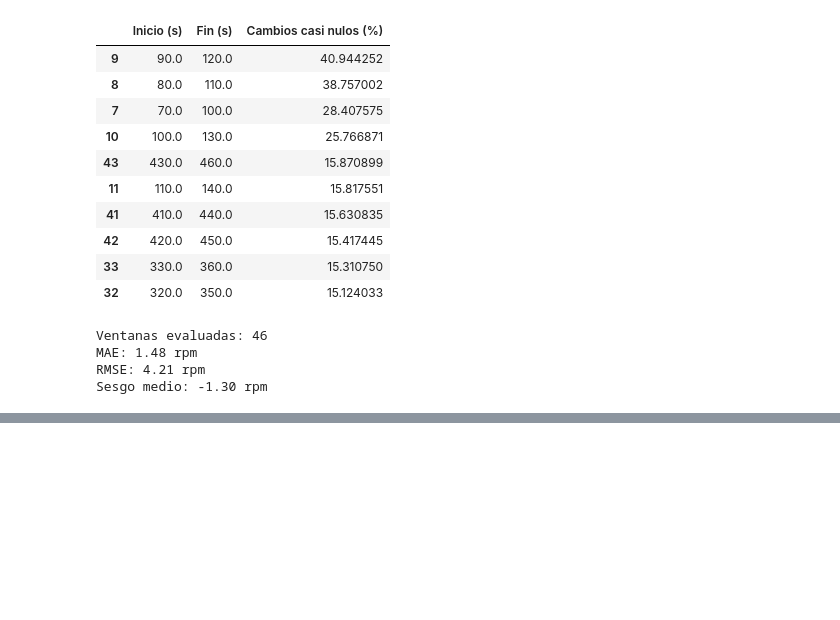
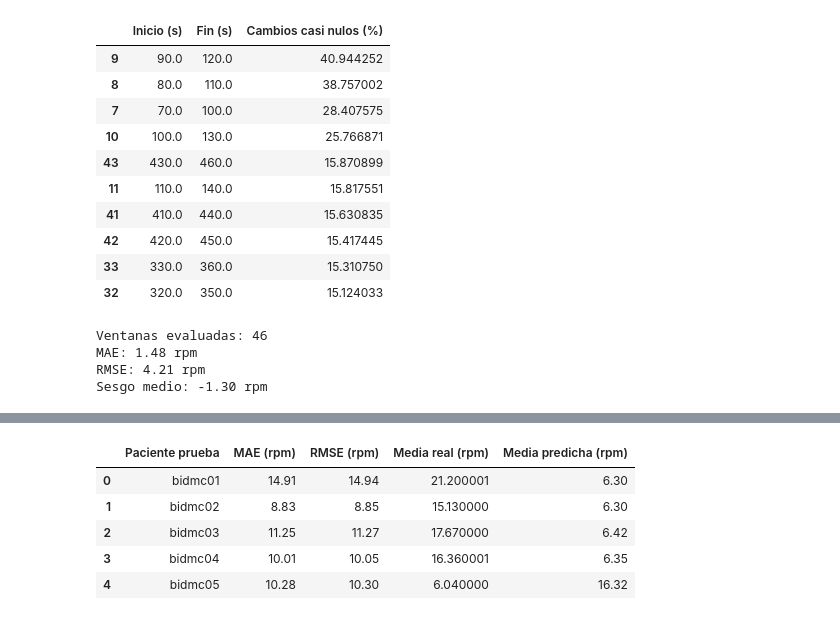
Before and after one commit to carlosgmontoya/respiratory-rate-ppg, a Jupyter notebook: notebooks/01_synthetic_ppg.ipynb, the cells around one changed output, grey strips where cells are left out. Cells and saved outputs as stored; diff of their text form; code cells hidden in the pictures; blank space fills up the shorter version.

```diff
--- a/notebooks/01_synthetic_ppg.ipynb
+++ b/notebooks/01_synthetic_ppg.ipynb
@@ -1712,0 +1768,6 @@ df_resultados.to_csv(
+# %%
+for nombre, ann in anotaciones.items():
+    anotadores = pd.Series(ann.aux_note).value_counts()
+
+    print(f"\n{nombre}")
+    print(anotadores)
@@ -1712,0 +2116,86 @@ df_resultados.to_csv(
+# %%
+import numpy as np
+import pandas as pd
+import tensorflow as tf
+from tensorflow import keras
+from tensorflow.keras import layers
+
+def crear_modelo():
+    model = keras.Sequential([
+        layers.Input(shape=(3750, 1)),
+        layers.Conv1D(16, 15, strides=3, padding="same",
+                      activation="relu"),
+        layers.MaxPooling1D(3),
+        layers.Conv1D(32, 9, padding="same", activation="relu"),
+        layers.MaxPooling1D(3),
+        layers.LSTM(16),
+        layers.Dense(16, activation="relu"),
+        layers.Dense(1)
+    ])
+
+    model.compile(
+        optimizer=keras.optimizers.Adam(0.001),
+        loss="mse",
+        metrics=["mae"]
+    )
+    return model
+
+resultados_loso = []
+
+nombres = list(X_por_registro.keys())
+
+for paciente_test in nombres:
+    tf.keras.backend.clear_session()
+    tf.keras.utils.set_random_seed(42)
+
+    pacientes_train = [n for n in nombres if n != paciente_test]
+
+    X_train_loso = np.concatenate(
+        [X_por_registro[n] for n in pacientes_train]
+    )[..., np.newaxis]
+
+    y_train_loso = np.concatenate(
+        [y_por_registro[n] for n in pacientes_train]
+    )
+
+    X_test_loso = X_por_registro[paciente_test][..., np.newaxis]
+    y_test_loso = y_por_registro[paciente_test]
+
+    model_loso = crear_modelo()
+
+    early_stop = keras.callbacks.EarlyStopping(
+        monitor="val_loss",
+        patience=10,
+        restore_best_weights=True
+    )
+
+    model_loso.fit(
+        X_train_loso,
+        y_train_loso,
+        epochs=100,
+        batch_size=16,
+        validation_split=0.2,
+        callbacks=[early_stop],
+        shuffle=True,
+        verbose=0
+    )
+
+    pred = model_loso.predict(X_test_loso, verbose=0).ravel()
+    error = y_test_loso - pred
+
+    resultados_loso.append({
+        "Paciente prueba": paciente_test,
+        "MAE (rpm)": np.mean(np.abs(error)),
+        "RMSE (rpm)": np.sqrt(np.mean(error**2)),
+        "Media real (rpm)": np.mean(y_test_loso),
+        "Media predicha (rpm)": np.mean(pred)
+    })
+
+df_loso = pd.DataFrame(resultados_loso)
+
+display(df_loso.round(2))
+
+print("\nPromedio entre pacientes:")
+print(f"MAE:  {df_loso['MAE (rpm)'].mean():.2f} rpm")
+print(f"RMSE: {df_loso['RMSE (rpm)'].mean():.2f} rpm")
+# %% [output]
@@ -1712,0 +2206,6 @@ df_resultados.to_csv(
+|  | Paciente prueba | MAE (rpm) | RMSE (rpm) | Media real (rpm) | Media predicha (rpm) |
+| 0 | bidmc01 | 14.91 | 14.94 | 21.200001 | 6.30 |
+| 1 | bidmc02 | 8.83 | 8.85 | 15.130000 | 6.30 |
+| 2 | bidmc03 | 11.25 | 11.27 | 17.670000 | 6.42 |
+| 3 | bidmc04 | 10.01 | 10.05 | 16.360001 | 6.35 |
+| 4 | bidmc05 | 10.28 | 10.30 | 6.040000 | 16.32 |
```
Also changed, not shown: parts of 17 cells of this notebook.
